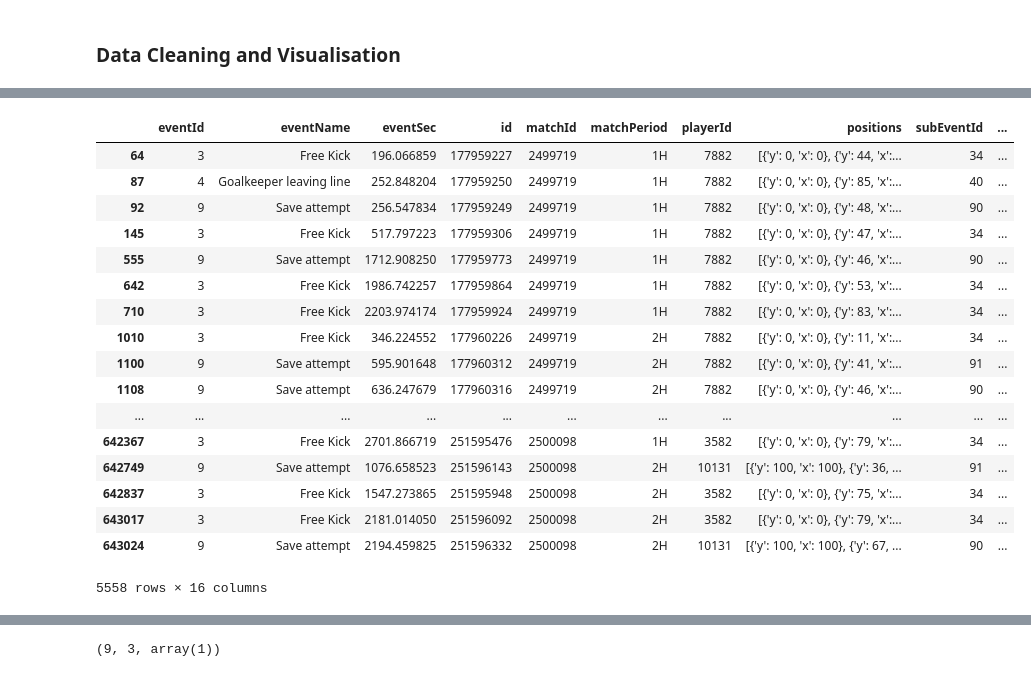
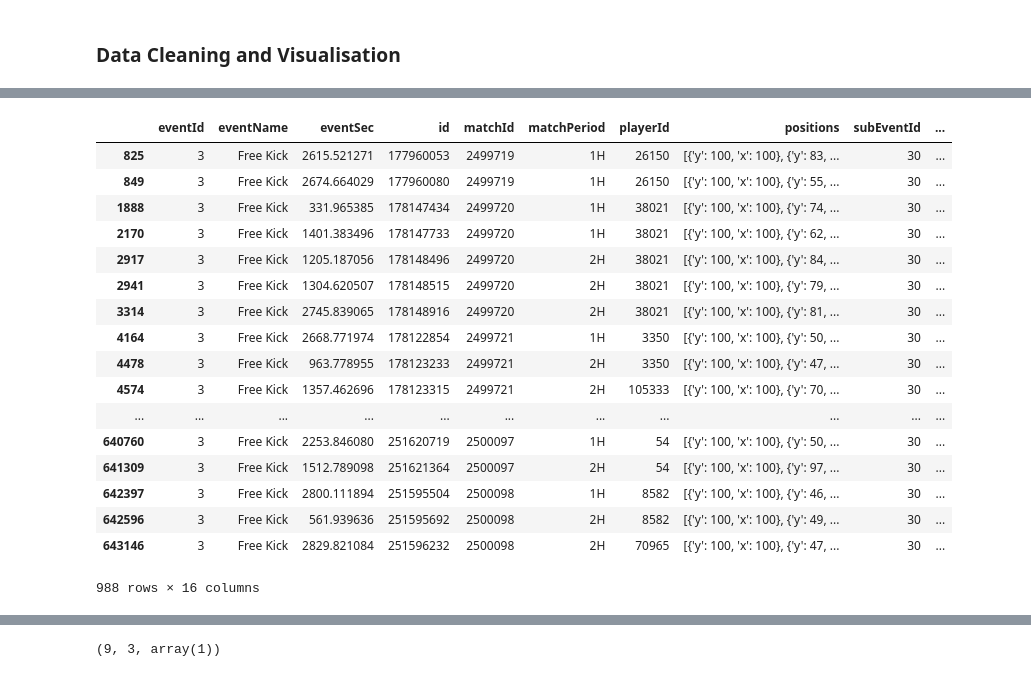
Before and after one commit to gdc17/football-markov-modelling, a Jupyter notebook: football_markov.ipynb, the cells around one changed output, grey strips where cells are left out. Saved outputs shown, nothing was run; the diff lists cells and outputs as text; code cells hidden in the pictures.

```diff
--- a/football_markov.ipynb
+++ b/football_markov.ipynb
@@ -14,8 +12,8 @@ gc.collect()
 ### Data Cleaning and Visualisation
 # %%
 # read in the data
-players = pd.read_json("/Users/gdc17/Downloads/players.json")
-matches = pd.read_json("/Users/gdc17/Downloads/matches/matches_England.json")
-events = pd.read_json("/Users/gdc17/Downloads/events/events_England.json")
-teams = pd.read_json("/Users/gdc17/Downloads/teams.json")
+players = pd.read_json("data/players.json")
+matches = pd.read_json("data/matches/matches_England.json")
+events = pd.read_json("data/events/events_England.json")
+teams = pd.read_json("data/teams.json")
 # %%
@@ -77,9 +61,23 @@ def label_poss(row):
 # %%
 # add new collumns to data frame (takes about 10 mins)
 events['goal'] = events.apply(lambda row: label_goal(row), axis=1)
-events['x_coord'] = events.apply(lambda row: label_x_coord(row), axis=1)
-events['y_coord'] = events.apply(lambda row: label_y_coord(row), axis=1)
-events['possession'] = events.apply(lambda row: label_poss(row), axis=1)
+events['new_col'] = events.apply(lambda row: label_xy_coord_poss(row), axis=1)
+events[['x_coord', 'y_coord', 'poss']] = pd.DataFrame(events['new_col'].tolist())
+events = events.drop('new_col', 1)
+# %%
+# fixing various glitches in the data. Shots going to the corner, goalkicks having the wrong coordinates,...
+events["x_coord"] = events["x_coord"].where((events["x_coord"] !=0) | (events["y_coord"]!=0)
+                                           | (events["subEventName"]=="Corner"), 0)
+events["y_coord"] = events["y_coord"].where((events["x_coord"] !=0) | (events["y_coord"]!=0)
+                                           | (events["subEventName"]=="Corner"), 50)
+events["y_coord"] = events["y_coord"].where((events["x_coord"] !=100) | (events["y_coord"]!=100)
+                                           | (events["subEventName"]=="Corner"), 50)
+events["x_coord"] = events["x_coord"].where((events["eventName"] != "Save attempt")
+                                           | (events["poss"] == 1), 100)
+events["x_coord"] = events["x_coord"].where((events["eventName"] != "Save attempt")
+                                            | (events["poss"] == 2), 0)
+events["y_coord"] = events["y_coord"].where(events["eventName"] != "Save attempt", 50)
+events["x_coord"] = events['x_coord'].where((events['subEventName'] != 'Goal kick') | (events['poss'] == 1),100)
 # %%
 # Plots the time-series of the x coordinate of the ball for a given match
 K = np.random.randint(0, 600000);
@@ -135,35 +99,21 @@ events[(events["subEventName"]=="Save attempt")]
-# %%
-# there is a glitch in the data where shots go to the 100,100 or 0,0 coordinate.
-# this kinda fixes this as best I can
-events["x_coord"] = events["x_coord"].where((events["x_coord"] !=0) | (events["y_coord"]!=0)
-                                           | (events["subEventName"]=="Corner"), 0)
-events["y_coord"] = events["y_coord"].where((events["x_coord"] !=0) | (events["y_coord"]!=0)
-                                           | (events["subEventName"]=="Corner"), 50)
-events["y_coord"] = events["y_coord"].where((events["x_coord"] !=100) | (events["y_coord"]!=100)
-                                           | (events["subEventName"]=="Corner"), 50)
-events["x_coord"] = events["x_coord"].where((events["eventName"] != "Save attempt")
-                                           | (events["possession"] == 1), 100)
-events["x_coord"] = events["x_coord"].where((events["eventName"] != "Save attempt")
-                                            | (events["possession"] == 2), 0)
-events["y_coord"] = events["y_coord"].where(events["eventName"] != "Save attempt", 50)
 # %%
-events[(events["x_coord"]==0) & (events["y_coord"]==50)]
+events[(events["x_coord"] == 0) & (events["y_coord"]==0)]
 # %% [output]
 |  | eventId | eventName | eventSec | id | matchId | matchPeriod | playerId | positions | subEventId | ... |
-| 64 | 3 | Free Kick | 196.066859 | 177959227 | 2499719 | 1H | 7882 | [{'y': 0, 'x': 0}, {'y': 44, 'x':... | 34 | ... |
-| 87 | 4 | Goalkeeper leaving line | 252.848204 | 177959250 | 2499719 | 1H | 7882 | [{'y': 0, 'x': 0}, {'y': 85, 'x':... | 40 | ... |
-| 92 | 9 | Save attempt | 256.547834 | 177959249 | 2499719 | 1H | 7882 | [{'y': 0, 'x': 0}, {'y': 48, 'x':... | 90 | ... |
-| 145 | 3 | Free Kick | 517.797223 | 177959306 | 2499719 | 1H | 7882 | [{'y': 0, 'x': 0}, {'y': 47, 'x':... | 34 | ... |
-| 555 | 9 | Save attempt | 1712.908250 | 177959773 | 2499719 | 1H | 7882 | [{'y': 0, 'x': 0}, {'y': 46, 'x':... | 90 | ... |
-| 642 | 3 | Free Kick | 1986.742257 | 177959864 | 2499719 | 1H | 7882 | [{'y': 0, 'x': 0}, {'y': 53, 'x':... | 34 | ... |
-| 710 | 3 | Free Kick | 2203.974174 | 177959924 | 2499719 | 1H | 7882 | [{'y': 0, 'x': 0}, {'y': 83, 'x':... | 34 | ... |
-| 1010 | 3 | Free Kick | 346.224552 | 177960226 | 2499719 | 2H | 7882 | [{'y': 0, 'x': 0}, {'y': 11, 'x':... | 34 | ... |
-| 1100 | 9 | Save attempt | 595.901648 | 177960312 | 2499719 | 2H | 7882 | [{'y': 0, 'x': 0}, {'y': 41, 'x':... | 91 | ... |
-| 1108 | 9 | Save attempt | 636.247679 | 177960316 | 2499719 | 2H | 7882 | [{'y': 0, 'x': 0}, {'y': 46, 'x':... | 90 | ... |
+| 825 | 3 | Free Kick | 2615.521271 | 177960053 | 2499719 | 1H | 26150 | [{'y': 100, 'x': 100}, {'y': 83, ... | 30 | ... |
+| 849 | 3 | Free Kick | 2674.664029 | 177960080 | 2499719 | 1H | 26150 | [{'y': 100, 'x': 100}, {'y': 55, ... | 30 | ... |
+| 1888 | 3 | Free Kick | 331.965385 | 178147434 | 2499720 | 1H | 38021 | [{'y': 100, 'x': 100}, {'y': 74, ... | 30 | ... |
+| 2170 | 3 | Free Kick | 1401.383496 | 178147733 | 2499720 | 1H | 38021 | [{'y': 100, 'x': 100}, {'y': 62, ... | 30 | ... |
+| 2917 | 3 | Free Kick | 1205.187056 | 178148496 | 2499720 | 2H | 38021 | [{'y': 100, 'x': 100}, {'y': 84, ... | 30 | ... |
+| 2941 | 3 | Free Kick | 1304.620507 | 178148515 | 2499720 | 2H | 38021 | [{'y': 100, 'x': 100}, {'y': 79, ... | 30 | ... |
+| 3314 | 3 | Free Kick | 2745.839065 | 178148916 | 2499720 | 2H | 38021 | [{'y': 100, 'x': 100}, {'y': 81, ... | 30 | ... |
+| 4164 | 3 | Free Kick | 2668.771974 | 178122854 | 2499721 | 1H | 3350 | [{'y': 100, 'x': 100}, {'y': 50, ... | 30 | ... |
+| 4478 | 3 | Free Kick | 963.778955 | 178123233 | 2499721 | 2H | 3350 | [{'y': 100, 'x': 100}, {'y': 47, ... | 30 | ... |
+| 4574 | 3 | Free Kick | 1357.462696 | 178123315 | 2499721 | 2H | 105333 | [{'y': 100, 'x': 100}, {'y': 70, ... | 30 | ... |
 | ... | ... | ... | ... | ... | ... | ... | ... | ... | ... | ... |
-| 642367 | 3 | Free Kick | 2701.866719 | 251595476 | 2500098 | 1H | 3582 | [{'y': 0, 'x': 0}, {'y': 79, 'x':... | 34 | ... |
-| 642749 | 9 | Save attempt | 1076.658523 | 251596143 | 2500098 | 2H | 10131 | [{'y': 100, 'x': 100}, {'y': 36, ... | 91 | ... |
-| 642837 | 3 | Free Kick | 1547.273865 | 251595948 | 2500098 | 2H | 3582 | [{'y': 0, 'x': 0}, {'y': 75, 'x':... | 34 | ... |
-| 643017 | 3 | Free Kick | 2181.014050 | 251596092 | 2500098 | 2H | 3582 | [{'y': 0, 'x': 0}, {'y': 79, 'x':... | 34 | ... |
-| 643024 | 9 | Save attempt | 2194.459825 | 251596332 | 2500098 | 2H | 10131 | [{'y': 100, 'x': 100}, {'y': 67, ... | 90 | ... |
+| 640760 | 3 | Free Kick | 2253.846080 | 251620719 | 2500097 | 1H | 54 | [{'y': 100, 'x': 100}, {'y': 50, ... | 30 | ... |
+| 641309 | 3 | Free Kick | 1512.789098 | 251621364 | 2500097 | 2H | 54 | [{'y': 100, 'x': 100}, {'y': 97, ... | 30 | ... |
+| 642397 | 3 | Free Kick | 2800.111894 | 251595504 | 2500098 | 1H | 8582 | [{'y': 100, 'x': 100}, {'y': 46, ... | 30 | ... |
+| 642596 | 3 | Free Kick | 561.939636 | 251595692 | 2500098 | 2H | 8582 | [{'y': 100, 'x': 100}, {'y': 49, ... | 30 | ... |
+| 643146 | 3 | Free Kick | 2829.821084 | 251596232 | 2500098 | 2H | 70965 | [{'y': 100, 'x': 100}, {'y': 47, ... | 30 | ... |
-5558 rows × 16 columns
+988 rows × 16 columns
```
Also changed, not shown: parts of 23 cells of this notebook.
